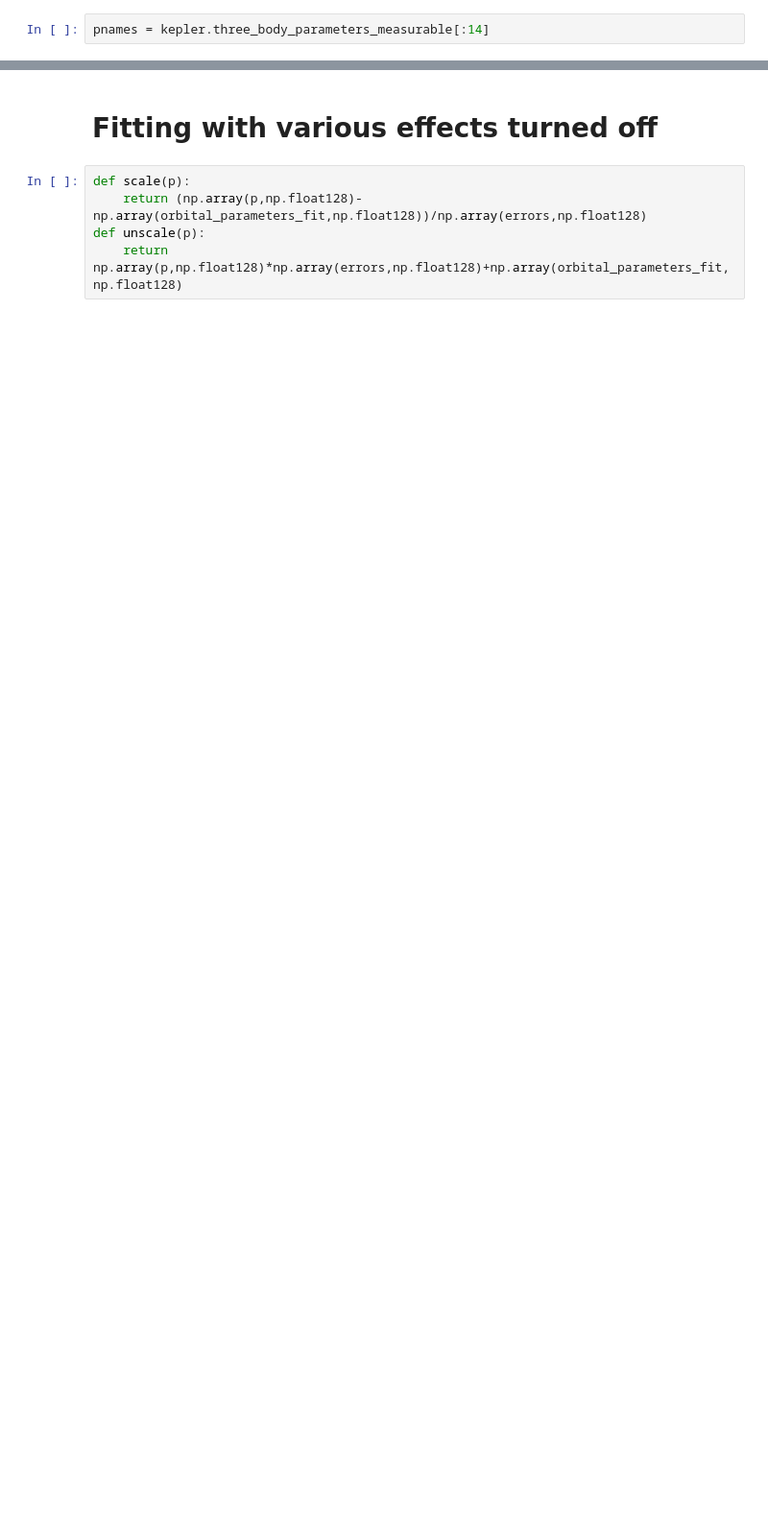
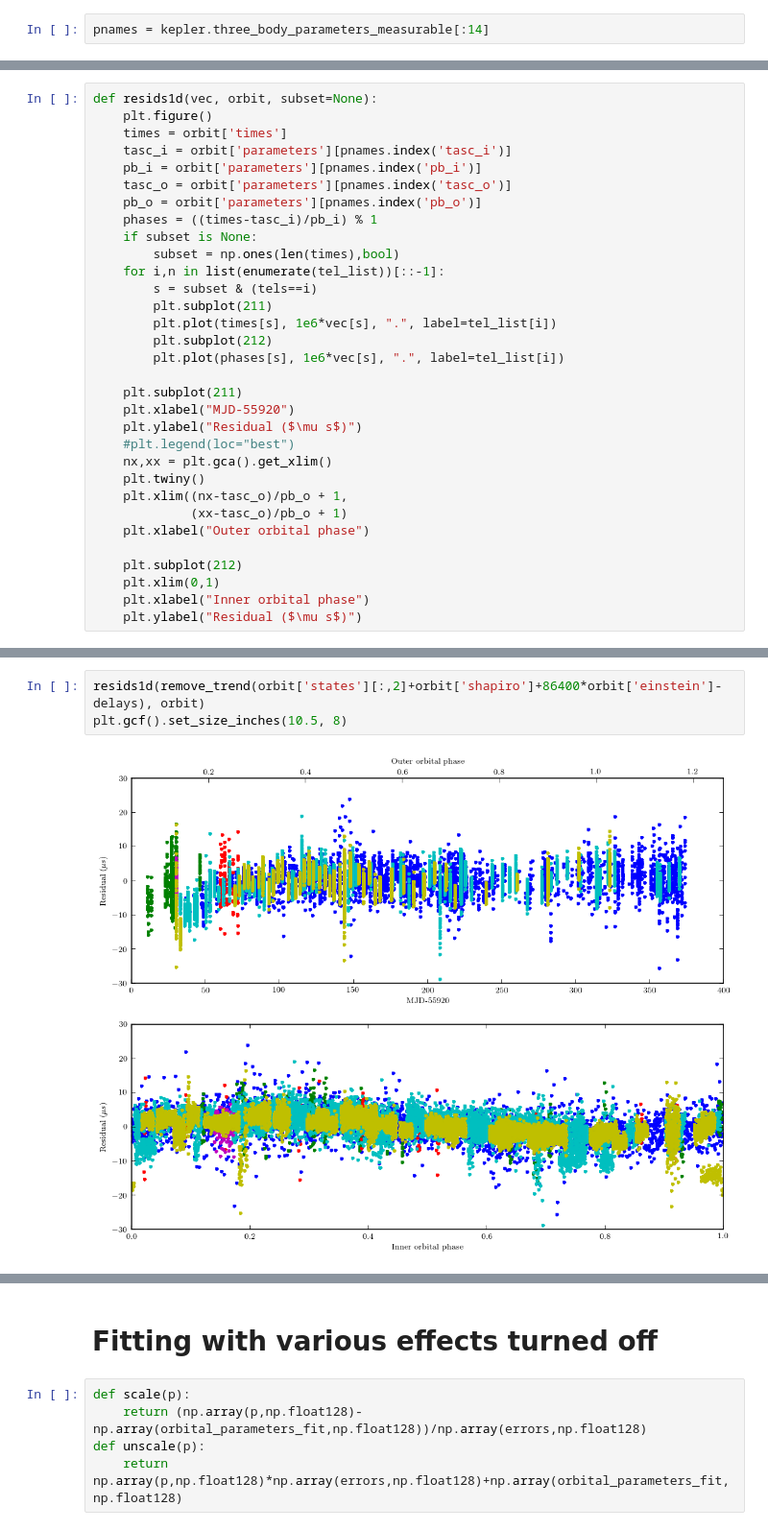
Before and after one commit to aarchiba/triplesystem, a Jupyter notebook: effects.ipynb, the cells around one changed output, grey strips where cells are left out. Shown at 96% size. Drawn from its saved outputs; the diff is of its cells as text; blank space fills up the shorter version.

```diff
--- a/effects.ipynb
+++ b/effects.ipynb
@@ -91,6 +97,38 @@ def resids2d(vec, orbit, subset=None, gridsize=25):
     plt.ylabel("Outer orbital phase")
     plt.ylim((np.amin(times)-tasc_o)/pb_o+1,
              (np.amax(times)-tasc_o)/pb_o+1)
+# %%
+def resids1d(vec, orbit, subset=None):
+    plt.figure()
+    times = orbit['times']
+    tasc_i = orbit['parameters'][pnames.index('tasc_i')]
+    pb_i = orbit['parameters'][pnames.index('pb_i')]
+    tasc_o = orbit['parameters'][pnames.index('tasc_o')]
+    pb_o = orbit['parameters'][pnames.index('pb_o')]
+    phases = ((times-tasc_i)/pb_i) % 1
+    if subset is None:
+        subset = np.ones(len(times),bool)
+    for i,n in list(enumerate(tel_list))[::-1]:
+        s = subset & (tels==i)
+        plt.subplot(211)
+        plt.plot(times[s], 1e6*vec[s], ".", label=tel_list[i])
+        plt.subplot(212)
+        plt.plot(phases[s], 1e6*vec[s], ".", label=tel_list[i])
+
+    plt.subplot(211)
+    plt.xlabel("MJD-55920")
+    plt.ylabel("Residual ($\mu s$)")
+    #plt.legend(loc="best")
+    nx,xx = plt.gca().get_xlim()
+    plt.twiny()
+    plt.xlim((nx-tasc_o)/pb_o + 1,
+             (xx-tasc_o)/pb_o + 1)
+    plt.xlabel("Outer orbital phase")
+
+    plt.subplot(212)
+    plt.xlim(0,1)
+    plt.xlabel("Inner orbital phase")
+    plt.ylabel("Residual ($\mu s$)")
 # %%
 resids2d(remove_trend(orbit['states'][:,2]+orbit['shapiro']+86400*orbit['einstein']-delays), orbit)
 plt.gcf().set_size_inches(two_column, two_column)
@@ -100,3 +138,8 @@ plt.savefig("hexresids.pdf")
+# %%
+resids1d(remove_trend(orbit['states'][:,2]+orbit['shapiro']+86400*orbit['einstein']-delays), orbit)
+plt.gcf().set_size_inches(10.5, 8)
+# %% [output]
+[figure, added]
 # %%
 resids = remove_trend(orbit['states'][:,2]+orbit['shapiro']+86400*orbit['einstein']-delays)
 for i,t in enumerate(tel_list):
```
Also changed, not shown: parts of 38 cells of this notebook, 20 other files.
